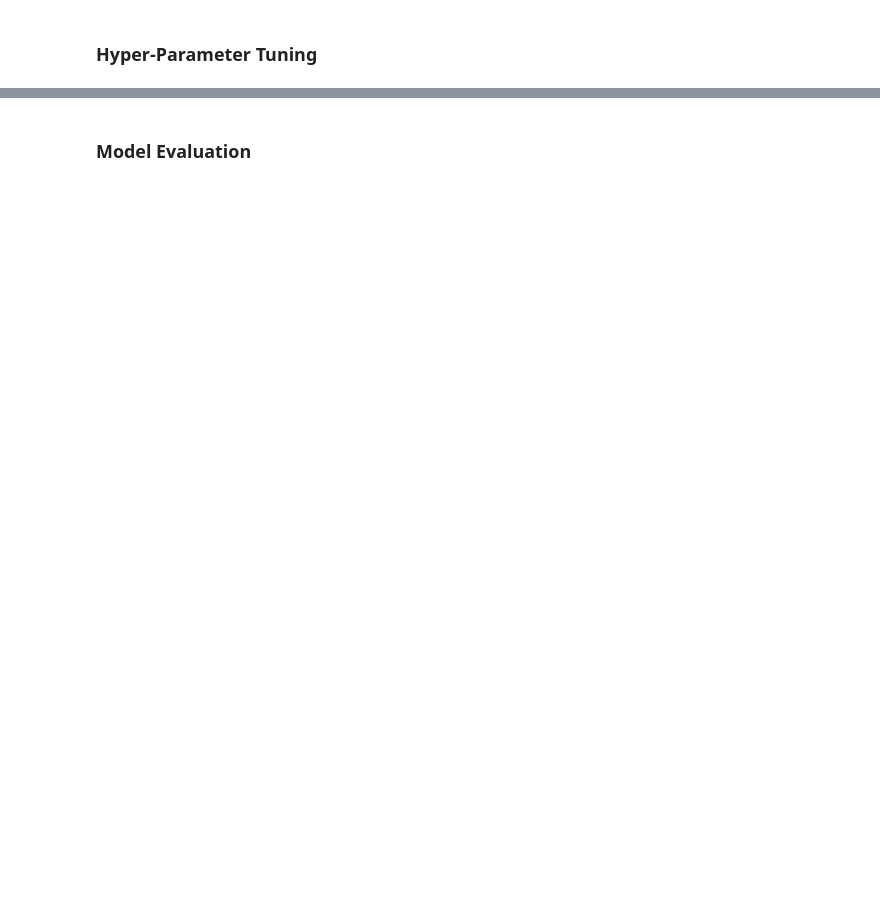
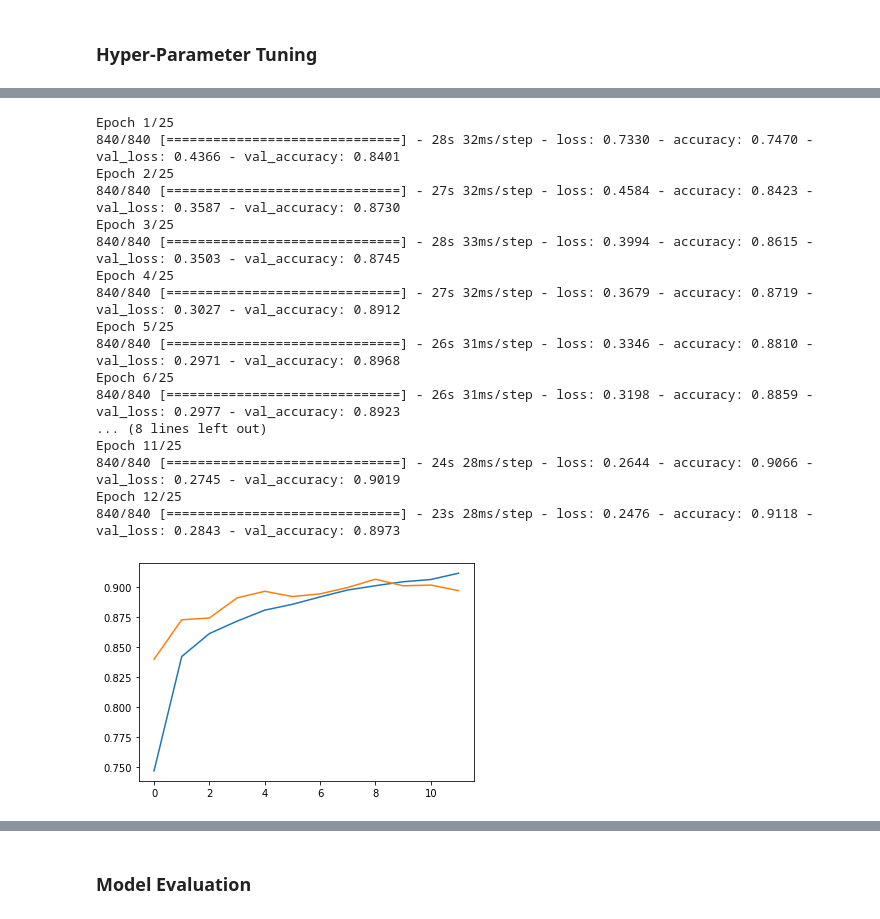
Before and after one commit to ethanolx/Fashion-CIFAR10-CV-py, a Jupyter notebook: ai.ipynb, the cells around one changed output, grey strips where cells are left out. Drawn from its saved outputs; the diff is of its cells as text; code cells hidden in the pictures; blank space fills up the shorter version.

```diff
--- a/ai.ipynb
+++ b/ai.ipynb
@@ -75,0 +301,58 @@ model.fit(X_train, y_train, epochs=10, batch_size=128, validation_split=0.1)
+# %%
+# Tuning Convolutional Neural Network
+from tensorflow.keras.optimizers import Adam
+
+
+def improved_cnn_3(X_train, y_train, lr=0.0008, b1=0.98):
+    cnn = models.Sequential(layers=[
+        layers.InputLayer(input_shape=(28, 28, 1)),
+        layers.Conv2D(filters=20, kernel_size=3, activation='relu', kernel_initializer='he_normal'),
+        layers.BatchNormalization(),
+        layers.Dropout(0.5),
+        layers.MaxPool2D(pool_size=2, strides=2),
+        layers.Conv2D(filters=10, kernel_size=3, activation='relu', kernel_initializer='he_normal'),
+        layers.BatchNormalization(),
+        layers.Flatten(),
+        layers.Dense(units=128, activation='relu'),
+        layers.BatchNormalization(),
+        layers.Dropout(0.2),
+        layers.Dense(units=64, activation='relu'),
+        layers.BatchNormalization(),
+        layers.Dropout(0.2),
+        layers.Dense(units=32, activation='relu'),
+        layers.BatchNormalization(),
+        layers.Dropout(0.2),
+        layers.Dense(units=10, activation='softmax')
+    ])
+    cnn.compile(optimizer=Adam(learning_rate=lr, beta_1=b1),
+                loss='categorical_crossentropy', metrics=['accuracy'])
+    # cnn.summary()
+    early_stop = tf.keras.callbacks.EarlyStopping(monitor='val_loss', min_delta=0.005, patience=3)
+    history = cnn.fit(x=X_train, y=y_train, epochs=25, batch_size=50,
+                      validation_split=0.3, verbose=1, callbacks=[early_stop])
+    hist_dict = history.history
+    x = range(len(hist_dict['loss']))
+    sb.lineplot(x=x, y=hist_dict['accuracy'])
+    sb.lineplot(x=x, y=hist_dict['val_accuracy'])
+    return cnn
+
+# model1 = improved_cnn_3(X_train, y_train)
+# %% [output]
+Epoch 1/25
+840/840 [==============================] - 28s 32ms/step - loss: 0.7330 - accuracy: 0.7470 - val_loss: 0.4366 - val_accuracy: 0.8401
+Epoch 2/25
+840/840 [==============================] - 27s 32ms/step - loss: 0.4584 - accuracy: 0.8423 - val_loss: 0.3587 - val_accuracy: 0.8730
+Epoch 3/25
+840/840 [==============================] - 28s 33ms/step - loss: 0.3994 - accuracy: 0.8615 - val_loss: 0.3503 - val_accuracy: 0.8745
+Epoch 4/25
+840/840 [==============================] - 27s 32ms/step - loss: 0.3679 - accuracy: 0.8719 - val_loss: 0.3027 - val_accuracy: 0.8912
+Epoch 5/25
+840/840 [==============================] - 26s 31ms/step - loss: 0.3346 - accuracy: 0.8810 - val_loss: 0.2971 - val_accuracy: 0.8968
+Epoch 6/25
+840/840 [==============================] - 26s 31ms/step - loss: 0.3198 - accuracy: 0.8859 - val_loss: 0.2977 - val_accuracy: 0.8923
+... (8 lines left out)
+Epoch 11/25
+840/840 [==============================] - 24s 28ms/step - loss: 0.2644 - accuracy: 0.9066 - val_loss: 0.2745 - val_accuracy: 0.9019
+Epoch 12/25
+840/840 [==============================] - 23s 28ms/step - loss: 0.2476 - accuracy: 0.9118 - val_loss: 0.2843 - val_accuracy: 0.8973
+[figure, added]
```
Also changed, not shown: parts of 23 cells of this notebook, 4 other files.
